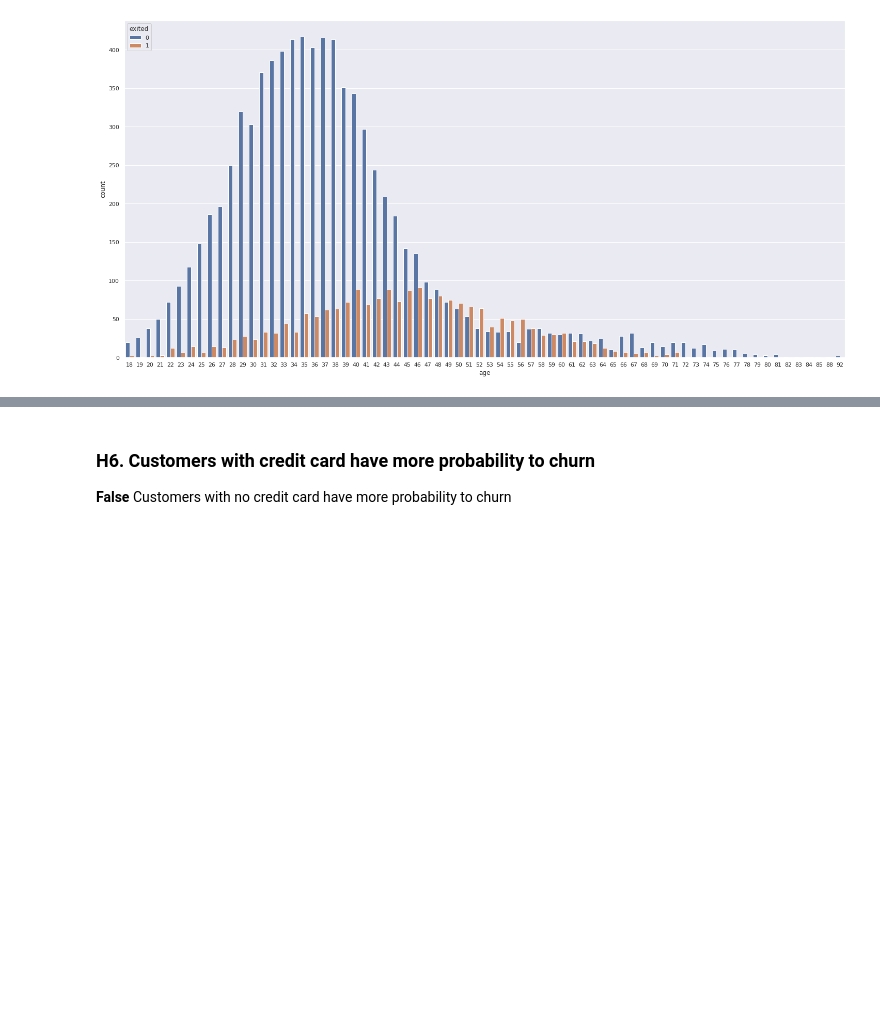
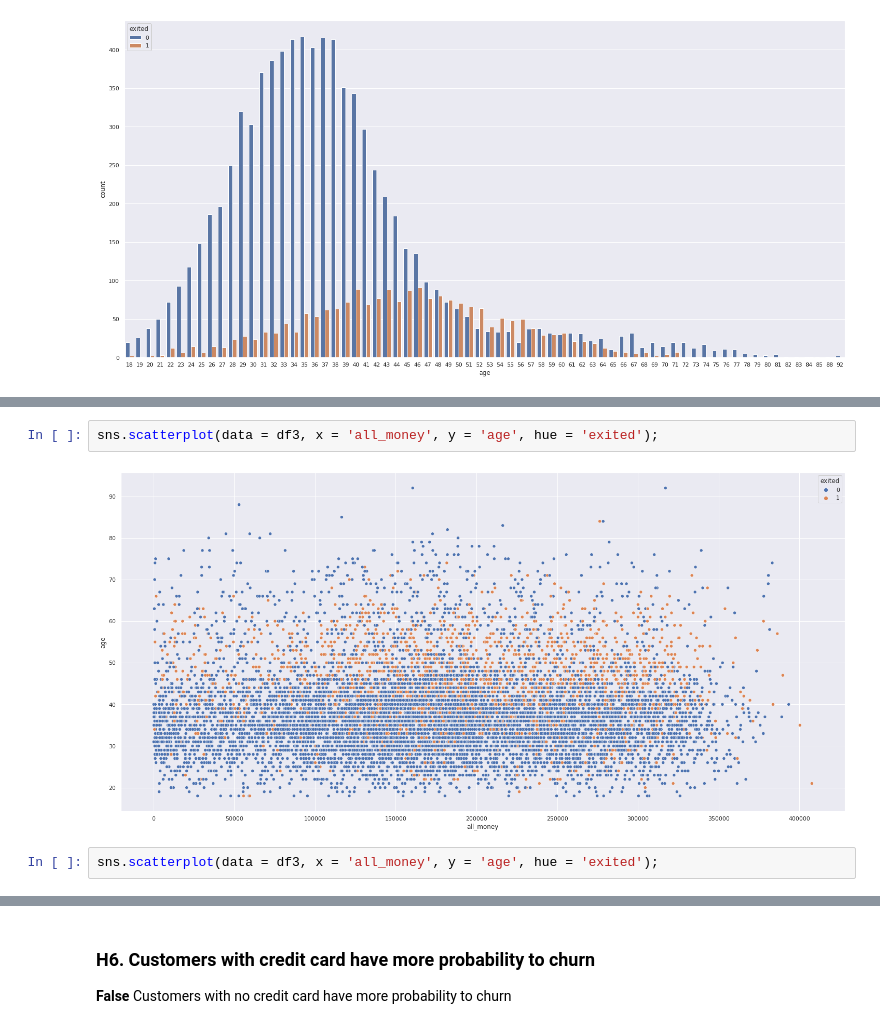
Before and after one commit to marxcerqueira/Kaggle-Client-Churn-Prediction, a Jupyter notebook: notebooks/c1.0-mc-end-to-end-churn-prediction.ipynb, the cells around one changed output, grey strips where cells are left out. Saved outputs shown, nothing was run; the diff lists cells and outputs as text; blank space fills up the shorter version.

Commit message:
Data prep

```diff
--- a/notebooks/c1.0-mc-end-to-end-churn-prediction.ipynb
+++ b/notebooks/c1.0-mc-end-to-end-churn-prediction.ipynb
@@ -1376,0 +1383,6 @@ point_bi_corr(df3[['exited']], df3[['age']]);
+# %%
+sns.scatterplot(data = df3, x = 'all_money', y = 'age', hue = 'exited');
+# %% [output]
+[figure, added]
+# %%
+sns.scatterplot(data = df3, x = 'all_money', y = 'age', hue = 'exited');
```
Also changed, not shown: parts of 189 cells of this notebook.
